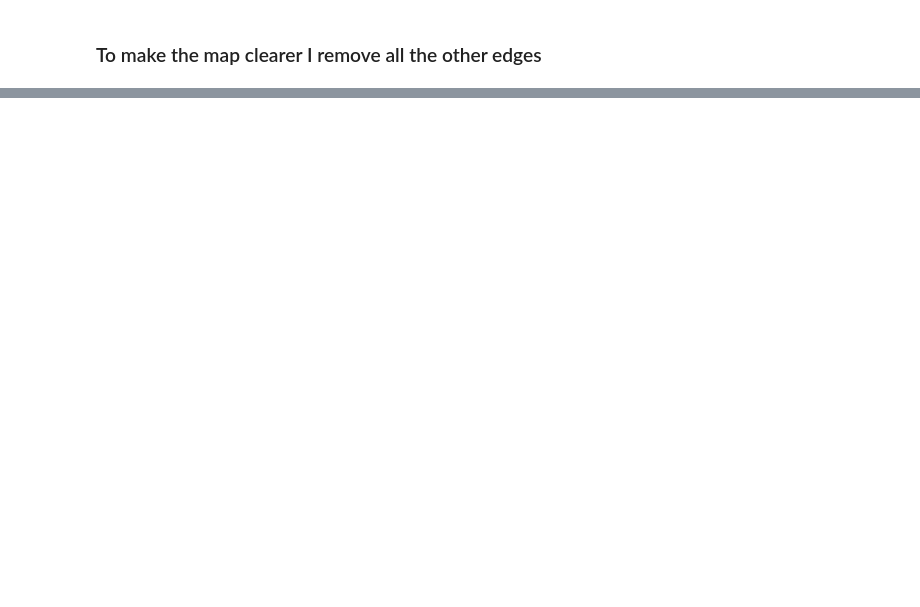
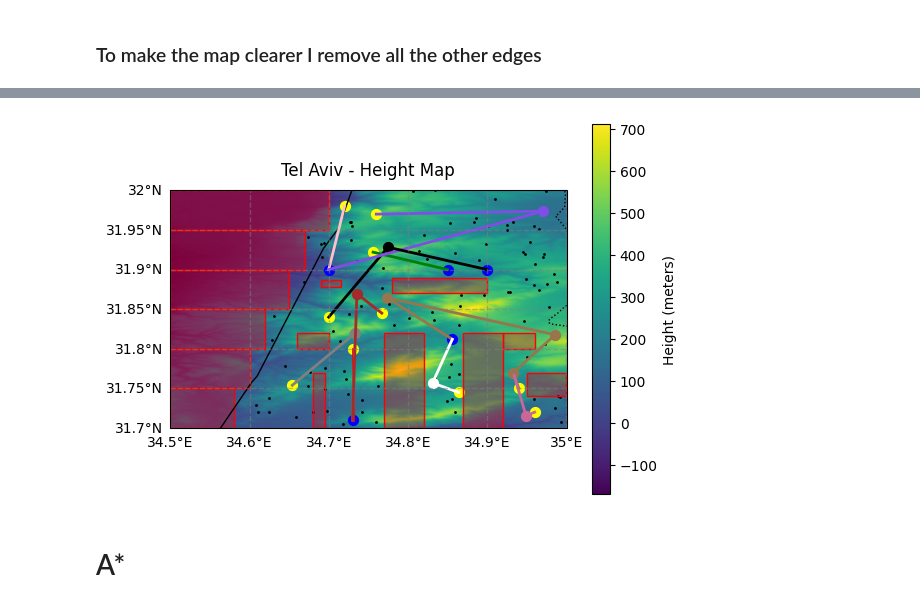
Before and after one commit to CatsPoo/Nevigation_Algorithems_Project, a Jupyter notebook: project.ipynb, the cells around one changed output, grey strips where cells are left out. Cells and saved outputs as stored; diff of their text form; code cells hidden in the pictures; blank space fills up the shorter version.

```diff
--- a/project.ipynb
+++ b/project.ipynb
@@ -252,0 +292,3 @@ cropped_map.print()
+# %%
+tel_aviv_map.print()
+# %% [output]
@@ -252,0 +296,3 @@ cropped_map.print()
+[figure, added]
+# %% [markdown]
+# A*
```
Also changed, not shown: parts of 50 cells of this notebook, 13 other files.
